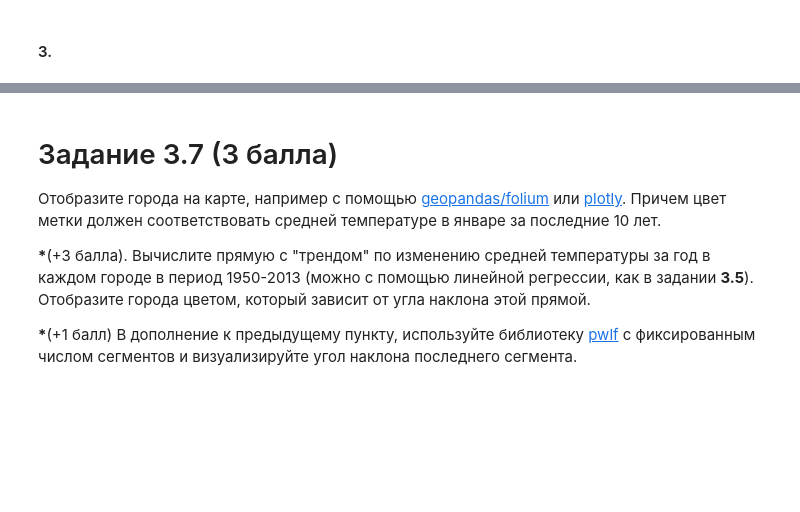
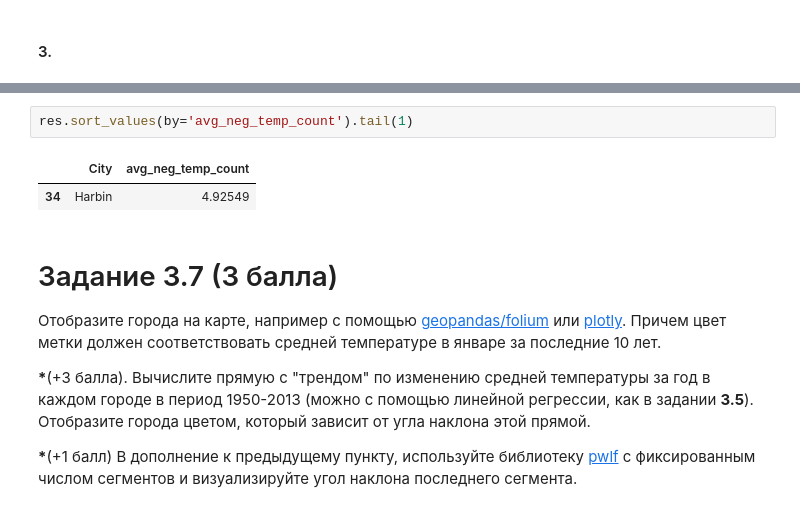
Before and after one commit to vladislav3112/timeseries-task, a Jupyter notebook: Task_3.ipynb, the cells around one changed output, grey strips where cells are left out. Drawn from its saved outputs; the diff is of its cells as text; blank space fills up the shorter version.

```diff
--- a/Task_3.ipynb
+++ b/Task_3.ipynb
@@ -348,3 +357,8 @@ Name: diff, dtype: float64
+# %%
+res.sort_values(by='avg_neg_temp_count').tail(1)
+# %% [output]
+|  | City | avg_neg_temp_count |
+| 34 | Harbin | 4.92549 |
 # %% [markdown]
 # Задание 3.7 (3 балла)
 
```
Also changed, not shown: parts of 9 cells of this notebook.
